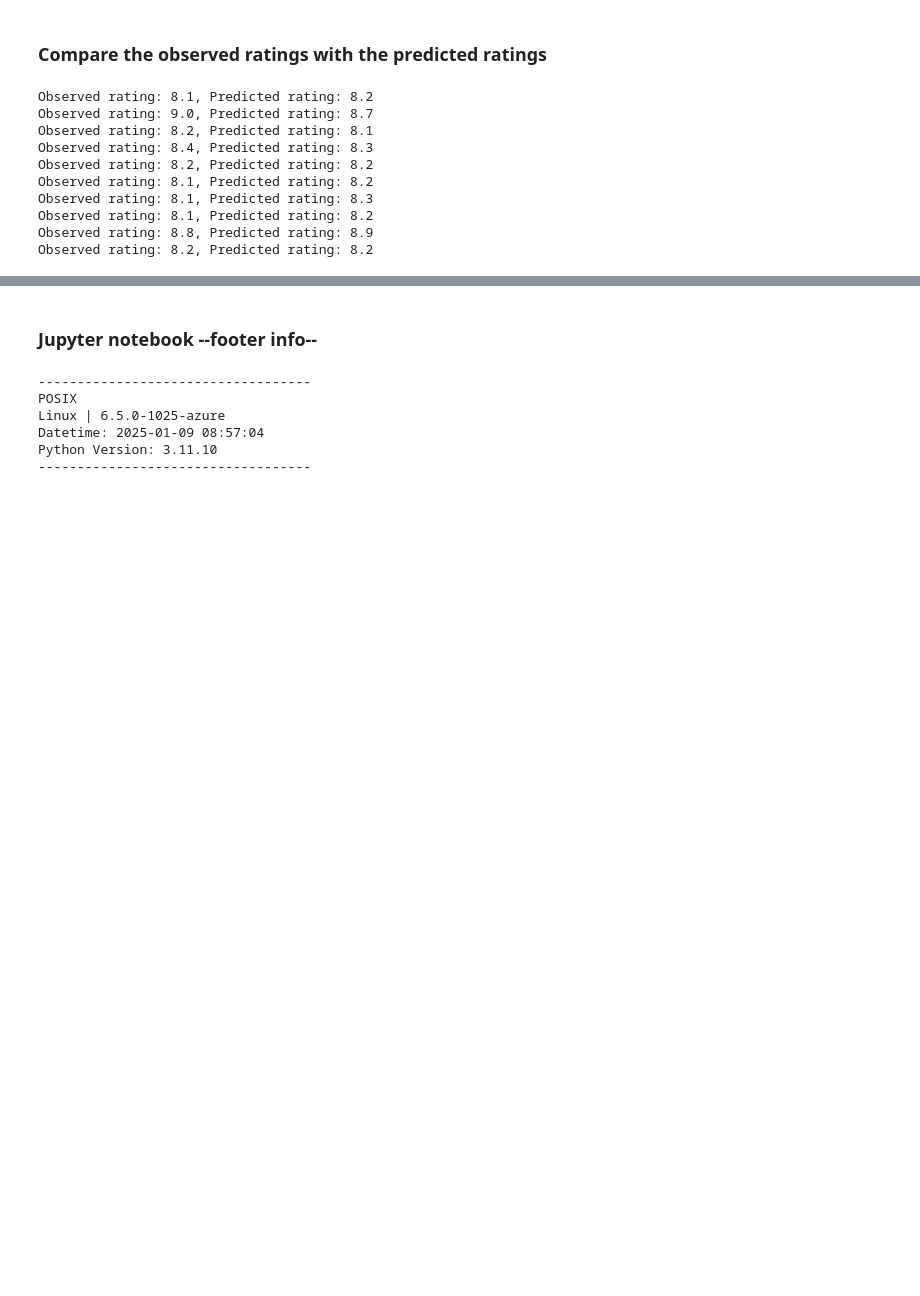
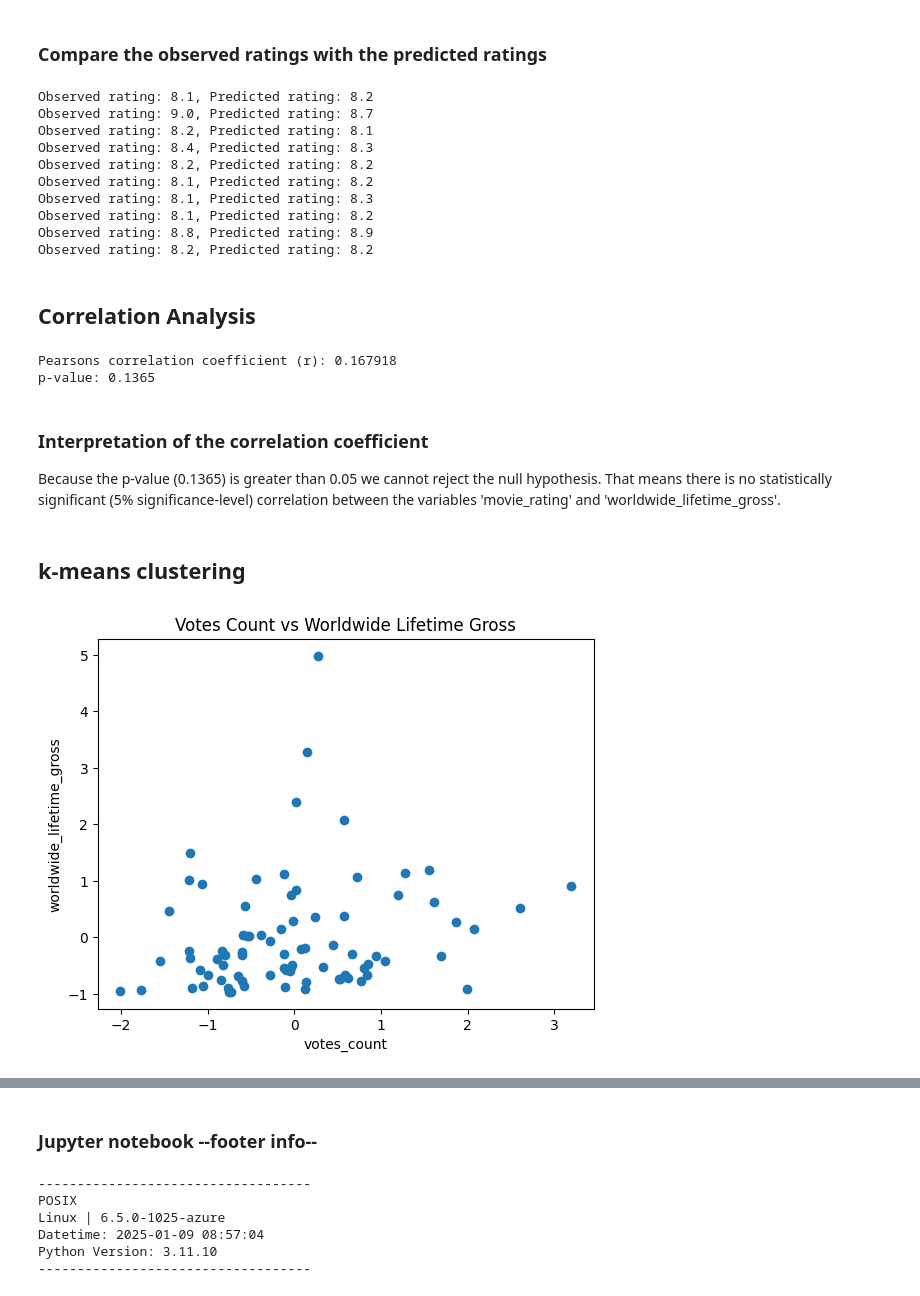
Before and after one commit to shajiranraveendran/data_analytics_project, a Jupyter notebook: project.ipynb, the cells around one changed output, grey strips where cells are left out. Saved outputs shown, nothing was run; the diff lists cells and outputs as text; code cells hidden in the pictures; blank space fills up the shorter version.

Commit message:
add correlation analysis and k-means clustering

```diff
--- a/project.ipynb
+++ b/project.ipynb
@@ -620,3 +622,41 @@ Observed rating: 8.1, Predicted rating: 8.3
 Observed rating: 8.1, Predicted rating: 8.2
 Observed rating: 8.8, Predicted rating: 8.9
 Observed rating: 8.2, Predicted rating: 8.2
+# %% [markdown]
+## Correlation Analysis
+# %%
+# Entfernen von Dollarzeichen und Kommas aus der Spalte 'worldwide_lifetime_gross' und Umwandlung in numerischen Typ
+df['worldwide_lifetime_gross'] = df['worldwide_lifetime_gross'].replace('[\$,]', '', regex=True).astype(float)
+
+# Perform Pearson correlation analysis
+res = stats.pearsonr(df['movie_rating'], df['worldwide_lifetime_gross'])
+print(f'Pearsons correlation coefficient (r): {res[0]:4f}')
+print(f'p-value: {res[1]:.4f}')
+# %% [output]
+Pearsons correlation coefficient (r): 0.167918
+p-value: 0.1365
+# %% [markdown]
+### Interpretation of the correlation coefficient
+Because the p-value (0.1365) is greater than 0.05 we cannot reject the null hypothesis. That means there is no statistically significant (5% significance-level) correlation between the variables 'movie_rating' and 'worldwide_lifetime_gross'.
+# %% [markdown]
+## k-means clustering
+# %%
+# Convert worldwide_lifetime_gross to numeric
+df['worldwide_lifetime_gross'] = df['worldwide_lifetime_gross'].replace('[\$,]', '', regex=True).astype(float)
+
+# Create df with two columns
+xData = 'votes_count'
+yData = 'worldwide_lifetime_gross'
+XY_df = pd.DataFrame({xData: df[xData], yData: df[yData]})
+
+# Normalize the data
+XY_df = StandardScaler().fit_transform(XY_df)
+
+# Plot the data
+plt.scatter(XY_df[:, 0], XY_df[:, 1])
+plt.xlabel(xData)
+plt.ylabel(yData)
+plt.title('Votes Count vs Worldwide Lifetime Gross')
+plt.show()
+# %% [output]
+[figure, added]
```
Also changed, not shown: parts of 4 cells of this notebook.
